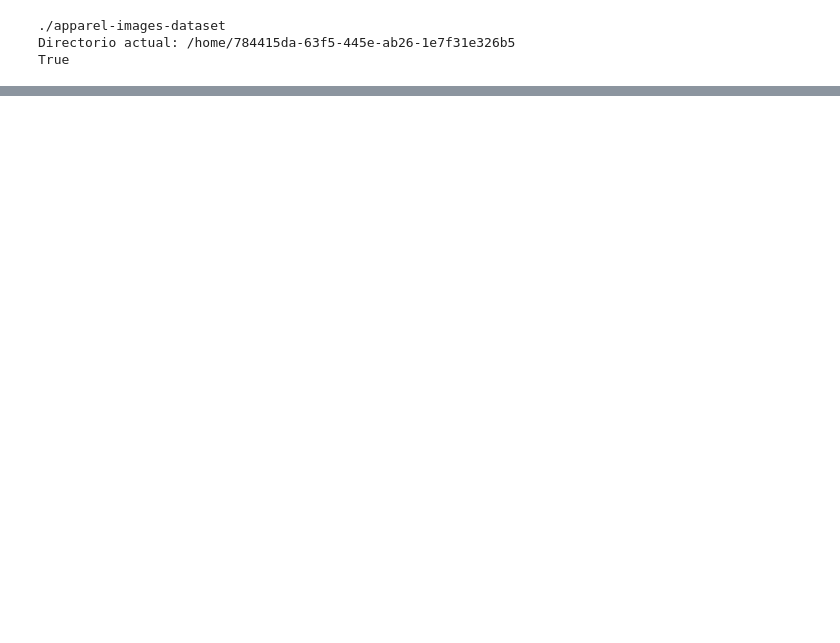
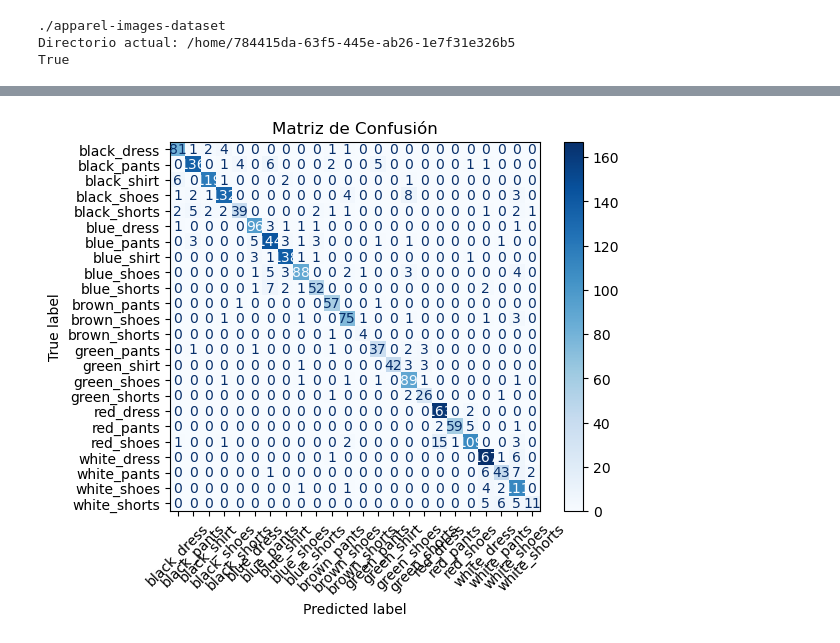
Before and after one commit to luisgg121/Actividad-09, a Jupyter notebook: clasificador-de-imagenes.ipynb, the cells around one changed output, grey strips where cells are left out. Cells and saved outputs as stored; diff of their text form; code cells hidden in the pictures; blank space fills up the shorter version.

```diff
--- a/clasificador-de-imagenes.ipynb
+++ b/clasificador-de-imagenes.ipynb
@@ -253,6 +258,6 @@ plt.show()
 # %%
-Matriz de confusión
-Para evaluar el rendimiento por clase:
+# Matriz de confusión
+# Para evaluar el rendimiento por clase:
 from sklearn.metrics import confusion_matrix, ConfusionMatrixDisplay
 
 y_pred = model.predict(X_test)
@@ -263,3 +268,4 @@ disp = ConfusionMatrixDisplay(confusion_matrix=cm, display_labels=le.classes_)
 disp.plot(cmap='Blues', xticks_rotation=45)
 plt.title('Matriz de Confusión')
 plt.show()
+# %% [output]
@@ -265,0 +273 @@ plt.show()
+[figure, added]
```
Also changed, not shown: parts of 6 cells of this notebook.
